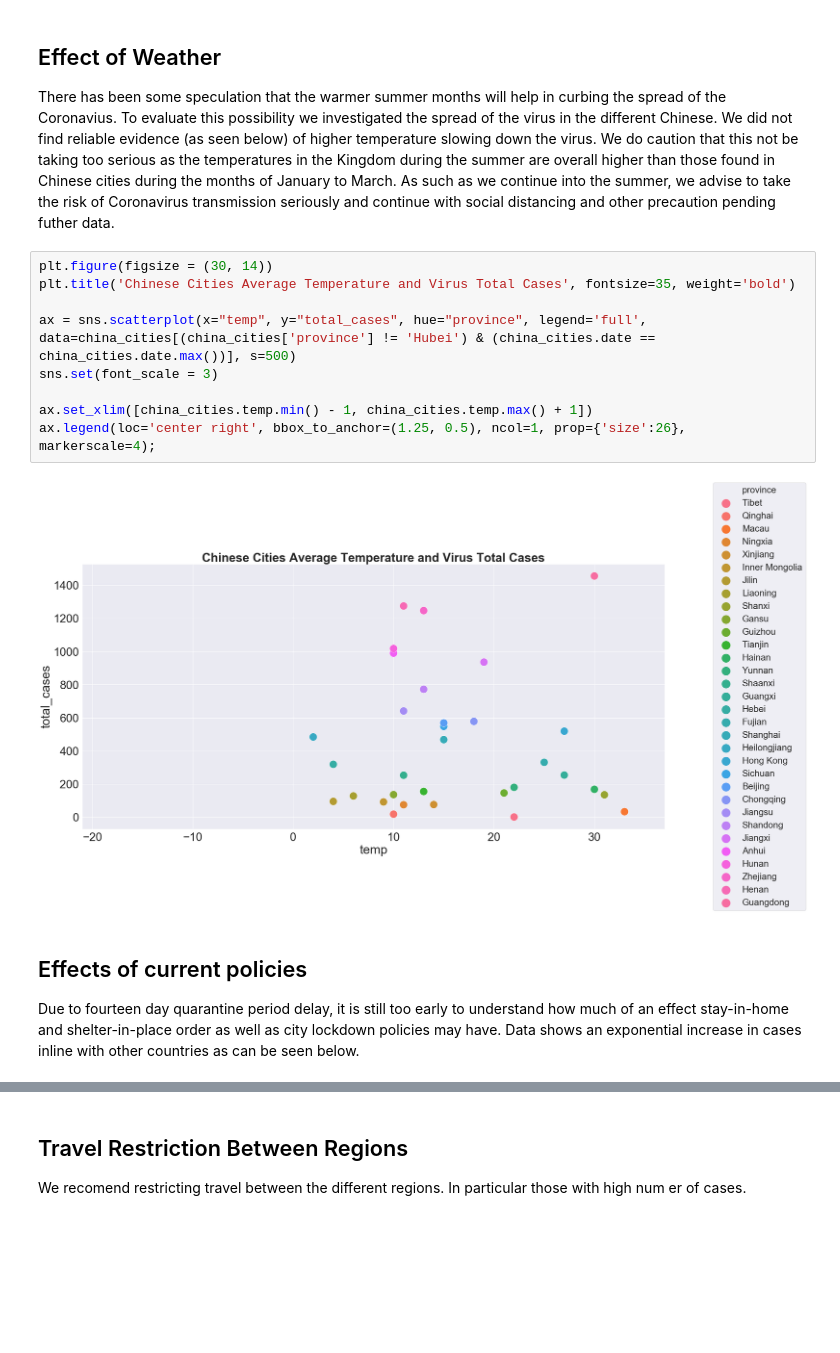
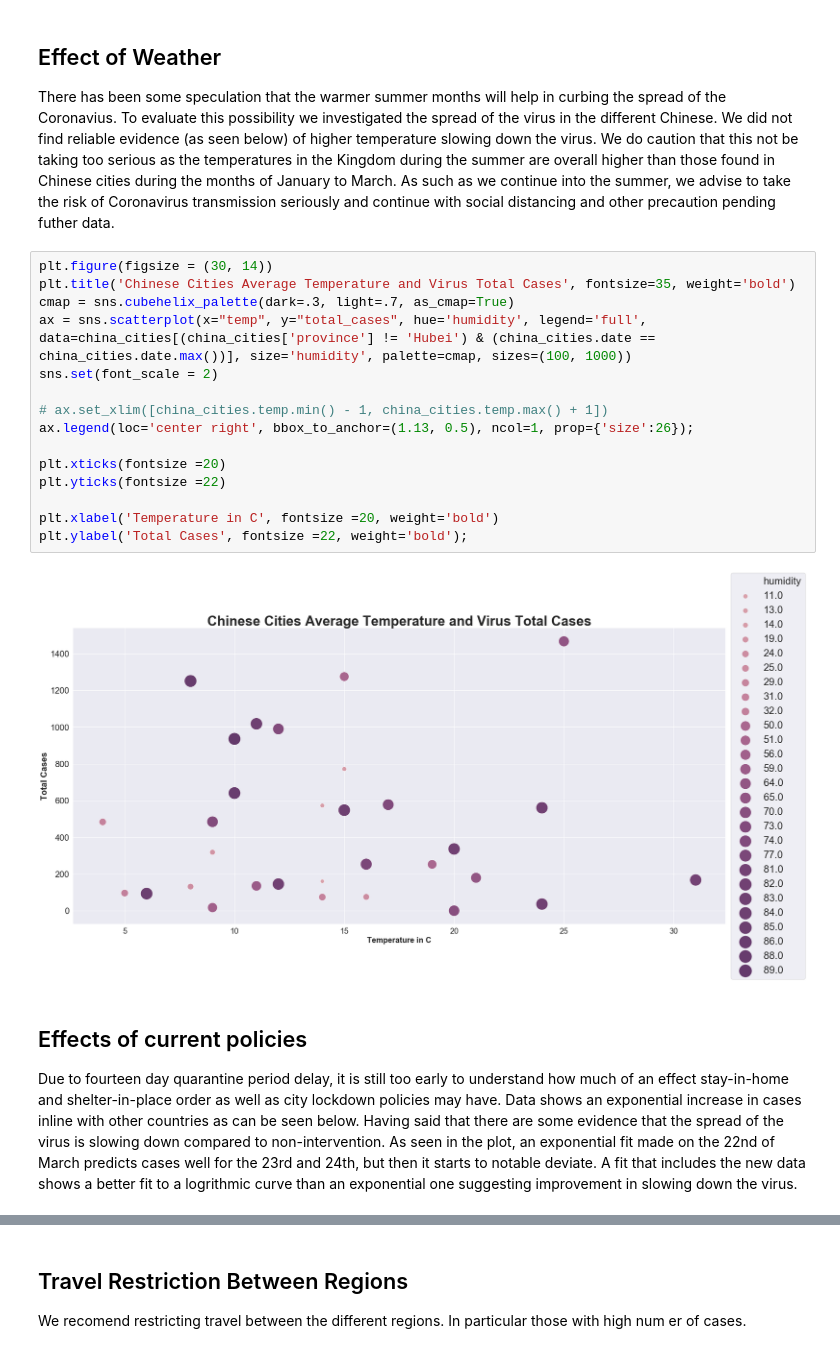
Before and after one commit to MohammedAlawami/corona-data-challenge, a Jupyter notebook: Notebooks/report.ipynb, the cells around one changed output, grey strips where cells are left out. Cells and saved outputs as stored; diff of their text form; blank space fills up the shorter version.

```diff
--- a/Notebooks/report.ipynb
+++ b/Notebooks/report.ipynb
@@ -126,18 +126,24 @@ There has been some speculation that the warmer summer months will help in curbi
 # %%
 plt.figure(figsize = (30, 14))
 plt.title('Chinese Cities Average Temperature and Virus Total Cases', fontsize=35, weight='bold')
+cmap = sns.cubehelix_palette(dark=.3, light=.7, as_cmap=True)
+ax = sns.scatterplot(x="temp", y="total_cases", hue='humidity', legend='full',  data=china_cities[(china_cities['province'] != 'Hubei') & (china_cities.date == china_cities.date.max())], size='humidity', palette=cmap, sizes=(100, 1000))
+sns.set(font_scale = 2)
 
-ax = sns.scatterplot(x="temp", y="total_cases", hue="province", legend='full',  data=china_cities[(china_cities['province'] != 'Hubei') & (china_cities.date == china_cities.date.max())], s=500)
-sns.set(font_scale = 3)
+# ax.set_xlim([china_cities.temp.min() - 1, china_cities.temp.max() + 1])
+ax.legend(loc='center right', bbox_to_anchor=(1.13, 0.5), ncol=1, prop={'size':26});
 
-ax.set_xlim([china_cities.temp.min() - 1, china_cities.temp.max() + 1])
-ax.legend(loc='center right', bbox_to_anchor=(1.25, 0.5), ncol=1, prop={'size':26}, markerscale=4);
+plt.xticks(fontsize =20)
+plt.yticks(fontsize =22)
+
+plt.xlabel('Temperature in C', fontsize =20, weight='bold')
+plt.ylabel('Total Cases', fontsize =22, weight='bold');
 # %% [output]
-[figure, old version]
+[figure, new version]
 # %% [markdown]
 ## Effects of current policies
 
-Due to fourteen day quarantine period delay, it is still too early to understand how much of an effect stay-in-home and shelter-in-place order as well as city lockdown policies may have. Data shows an exponential increase in cases inline with other countries as can be seen below.
+Due to fourteen day quarantine period delay, it is still too early to understand how much of an effect stay-in-home and shelter-in-place order as well as city lockdown policies may have. Data shows an exponential increase in cases inline with other countries as can be seen below. Having said that there are some evidence that the spread of the virus is slowing down compared to non-intervention. As seen in the plot, an exponential fit made on the 22nd of March predicts cases well for the 23rd and 24th, but then it starts to notable deviate. A fit that includes the new data shows a better fit to a logrithmic curve than an exponential one suggesting improvement in slowing down the virus.
 # %%
 plt.figure(figsize = (30, 14))
 plt.title('Saudi Arabia', fontsize = 35, weight='bold')
```
Also changed, not shown: parts of 8 cells of this notebook.
